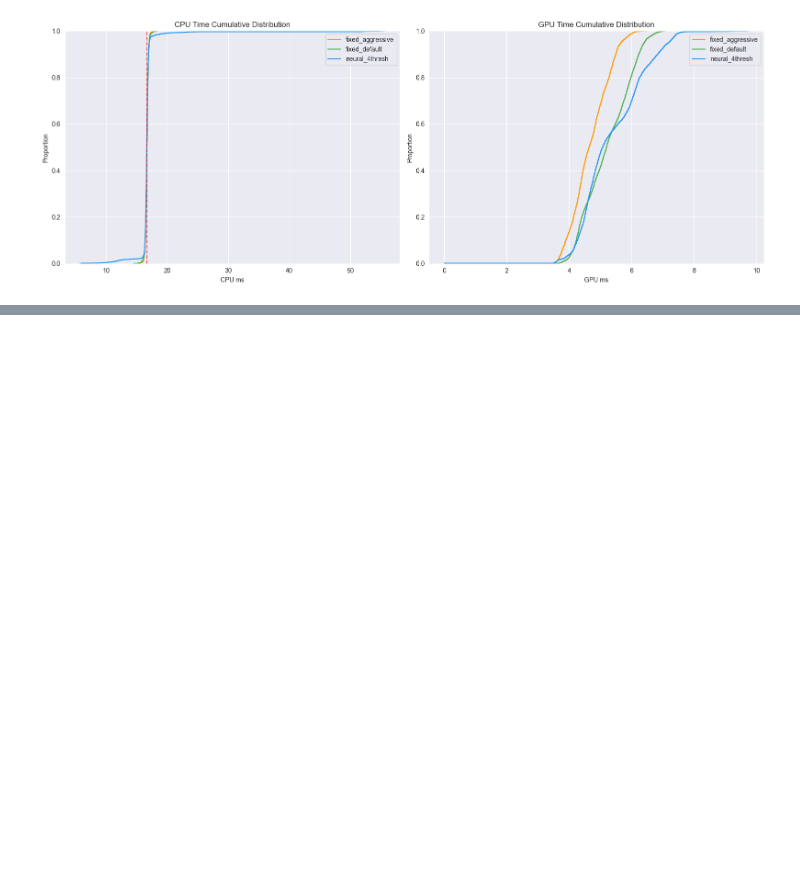
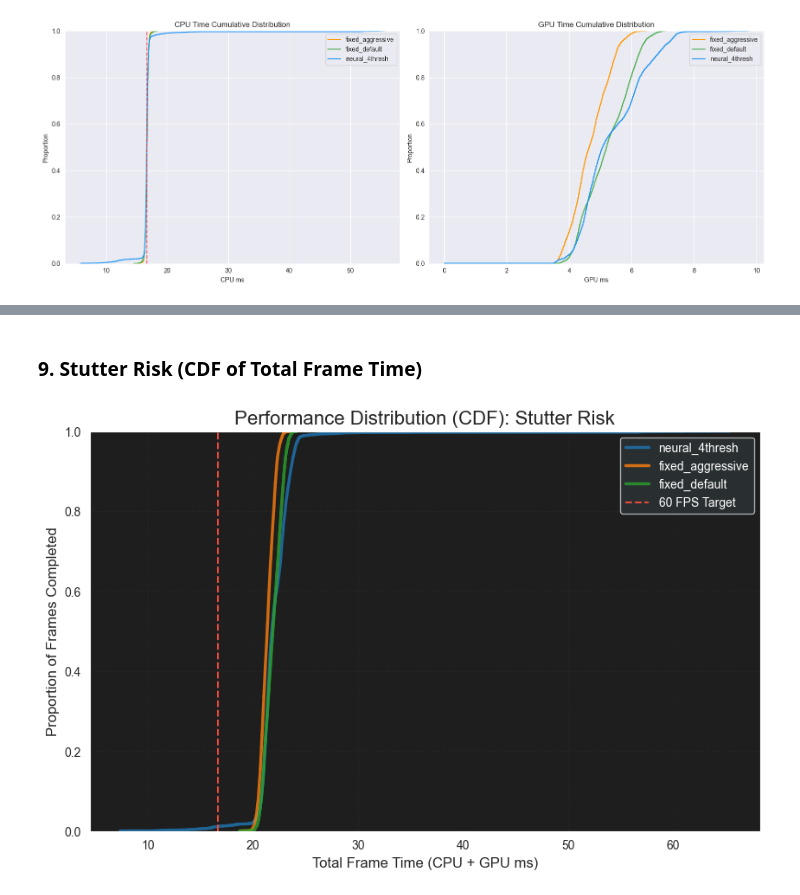
Before and after one commit to Silent0Wings/neural-lod, a Jupyter notebook: ml_pipeline/training/Stage_3/eval_baker_stage3_comparison.ipynb, the cells around one changed output, grey strips where cells are left out. Drawn from its saved outputs; the diff is of its cells as text; code cells hidden in the pictures; blank space fills up the shorter version.

```diff
--- a/ml_pipeline/training/Stage_3/eval_baker_stage3_comparison.ipynb
+++ b/ml_pipeline/training/Stage_3/eval_baker_stage3_comparison.ipynb
@@ -297,0 +336,23 @@ plt.show()
+# %% [markdown]
+### 9. Stutter Risk (CDF of Total Frame Time)
+# %%
+plt.figure(figsize=(10, 6))
+
+for label in data['run_label'].unique():
+    subset = data[data['run_label'] == label]
+    # Total frame = CPU + GPU
+    total_time = subset['cpu_ms'] + subset['gpu_ms']
+
+    sns.ecdfplot(total_time, label=label, linewidth=2.5, alpha=0.8)
+
+plt.axvline(FRAME_BUDGET_MS, color='#E74C3C', linestyle='--', label='60 FPS Target')
+plt.title('Performance Distribution (CDF): Stutter Risk', fontsize=16)
+plt.xlabel('Total Frame Time (CPU + GPU ms)', fontsize=12)
+plt.ylabel('Proportion of Frames Completed', fontsize=12)
+plt.legend(facecolor='#2D3436', labelcolor='white')
+
+plt.gca().set_facecolor('#1E1E1E')
+plt.grid(color='#333333', linestyle='--', alpha=0.3)
+plt.show()
+# %% [output]
+[figure, added]
```
Also changed, not shown: parts of 4 cells of this notebook, 3 other files.
